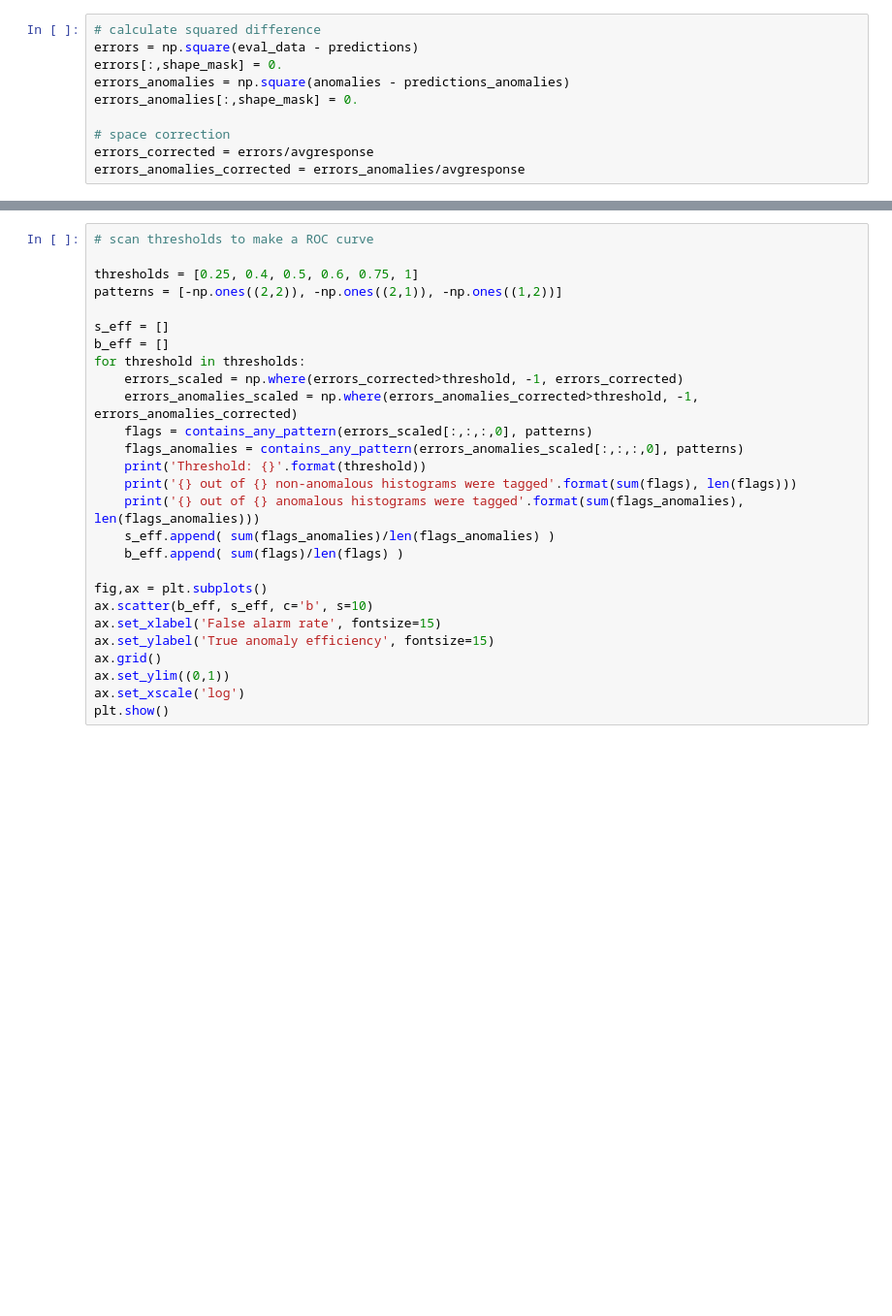
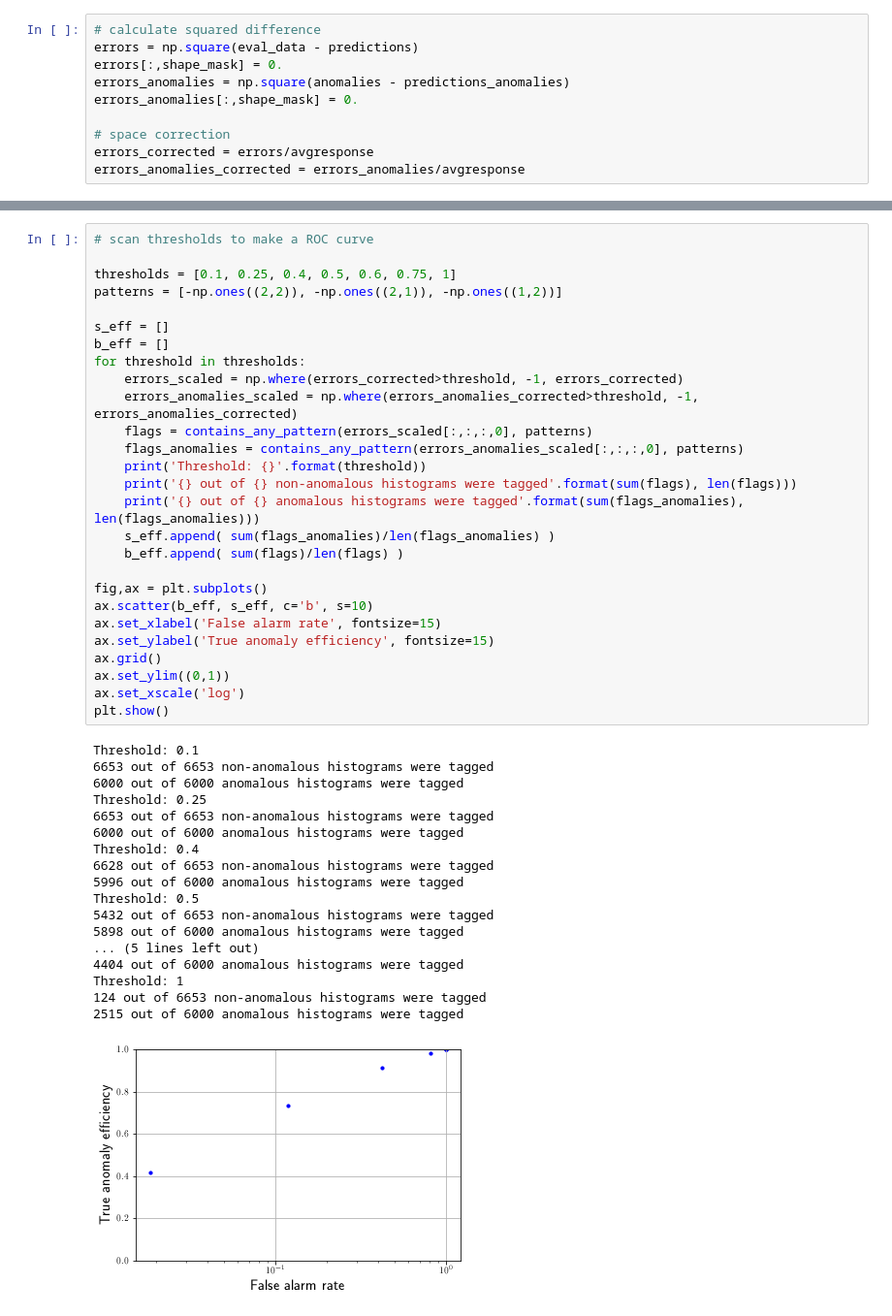
Before and after one commit to LukaLambrecht/pixelae, a Jupyter notebook: evaluation/evaluation_fake_anomalies.ipynb, the cells around one changed output, grey strips where cells are left out. Shown at 97% size. Saved outputs shown, nothing was run; the diff lists cells and outputs as text; blank space fills up the shorter version.

```diff
--- a/evaluation/evaluation_fake_anomalies.ipynb
+++ b/evaluation/evaluation_fake_anomalies.ipynb
@@ -135,30 +171,49 @@ for i in plotids:
 # %%
 # scan thresholds to make a ROC curve
 
-thresholds = [0.25, 0.4, 0.5, 0.6, 0.75, 1]
+thresholds = [0.1, 0.25, 0.4, 0.5, 0.6, 0.75, 1]
 patterns = [-np.ones((2,2)), -np.ones((2,1)), -np.ones((1,2))]
 
 s_eff = []
 b_eff = []
 for threshold in thresholds:
     errors_scaled = np.where(errors_corrected>threshold, -1, errors_corrected)
     errors_anomalies_scaled = np.where(errors_anomalies_corrected>threshold, -1, errors_anomalies_corrected)
     flags = contains_any_pattern(errors_scaled[:,:,:,0], patterns)
     flags_anomalies = contains_any_pattern(errors_anomalies_scaled[:,:,:,0], patterns)
     print('Threshold: {}'.format(threshold))
     print('{} out of {} non-anomalous histograms were tagged'.format(sum(flags), len(flags)))
     print('{} out of {} anomalous histograms were tagged'.format(sum(flags_anomalies), len(flags_anomalies)))
     s_eff.append( sum(flags_anomalies)/len(flags_anomalies) )
     b_eff.append( sum(flags)/len(flags) )
 
 fig,ax = plt.subplots()
 ax.scatter(b_eff, s_eff, c='b', s=10)
 ax.set_xlabel('False alarm rate', fontsize=15)
 ax.set_ylabel('True anomaly efficiency', fontsize=15)
 ax.grid()
 ax.set_ylim((0,1))
 ax.set_xscale('log')
 plt.show()
+# %% [output]
+Threshold: 0.1
+6653 out of 6653 non-anomalous histograms were tagged
+6000 out of 6000 anomalous histograms were tagged
+Threshold: 0.25
+6653 out of 6653 non-anomalous histograms were tagged
+6000 out of 6000 anomalous histograms were tagged
+Threshold: 0.4
+6628 out of 6653 non-anomalous histograms were tagged
+5996 out of 6000 anomalous histograms were tagged
+Threshold: 0.5
+5432 out of 6653 non-anomalous histograms were tagged
+5898 out of 6000 anomalous histograms were tagged
+... (5 lines left out)
+4404 out of 6000 anomalous histograms were tagged
+Threshold: 1
+124 out of 6653 non-anomalous histograms were tagged
+2515 out of 6000 anomalous histograms were tagged
+[figure, added]
 # %%
 # for a given threshold, investigate mistagged good histograms
 
```
Also changed, not shown: parts of 10 cells of this notebook, 8 other files.
